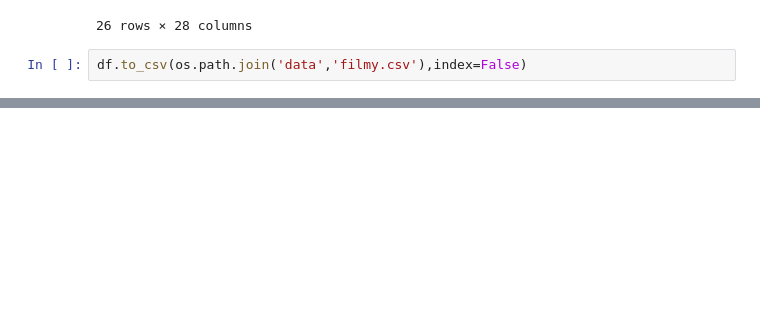
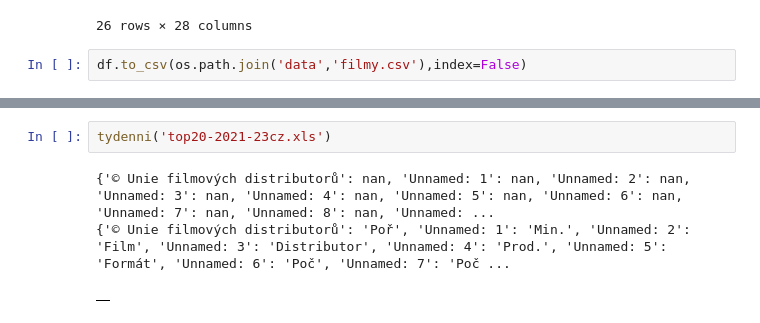
Before and after one commit to DataRozhlas/navstevnost-kin, a Jupyter notebook: 002_cisteni_dat.ipynb, the cells around one changed output, grey strips where cells are left out. Drawn from its saved outputs; the diff is of its cells as text; blank space fills up the shorter version.

```diff
--- a/002_cisteni_dat.ipynb
+++ b/002_cisteni_dat.ipynb
@@ -291,0 +329,6 @@ df.to_csv(os.path.join('data','filmy.csv'),index=False)
+# %%
+tydenni('top20-2021-23cz.xls')
+# %% [output]
+{'© Unie filmových distributorů': nan, 'Unnamed: 1': nan, 'Unnamed: 2': nan, 'Unnamed: 3': nan, 'Unnamed: 4': nan, 'Unnamed: 5': nan, 'Unnamed: 6': nan, 'Unnamed: 7': nan, 'Unnamed: 8': nan, 'Unnamed: ...
+{'© Unie filmových distributorů': 'Poř', 'Unnamed: 1': 'Min.', 'Unnamed: 2': 'Film', 'Unnamed: 3': 'Distributor', 'Unnamed: 4': 'Prod.', 'Unnamed: 5': 'Formát', 'Unnamed: 6': 'Poč', 'Unnamed: 7': 'Poč ...
+|  |
```
Also changed, not shown: parts of 14 cells of this notebook, 6 other files.
